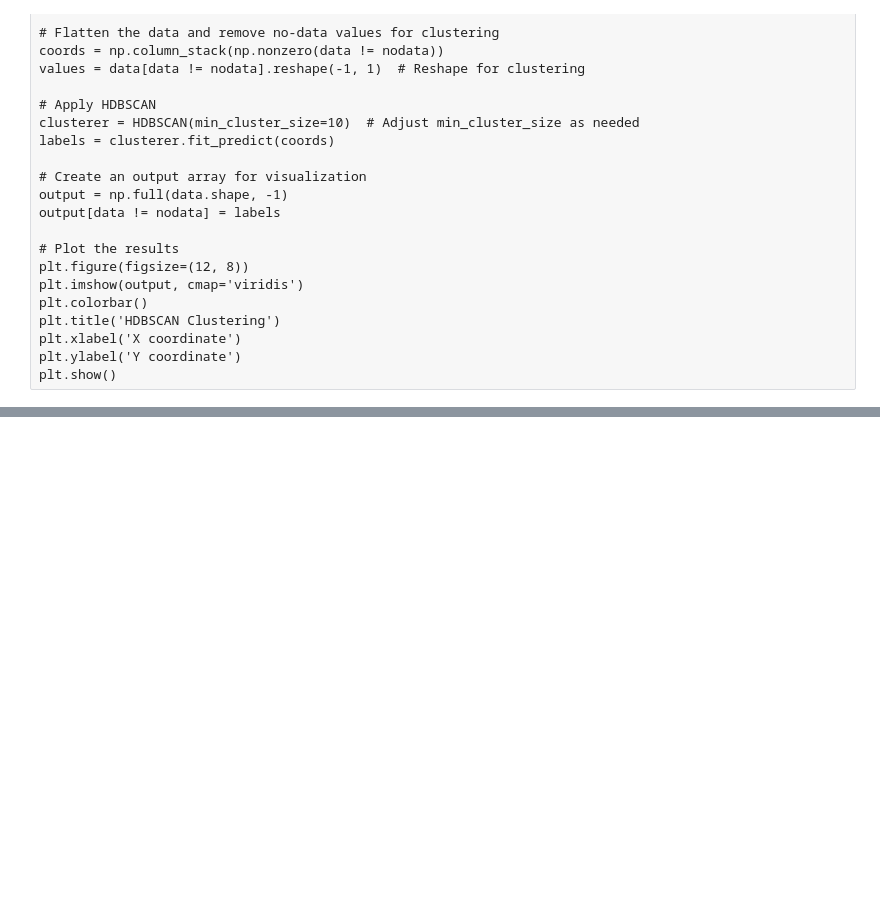
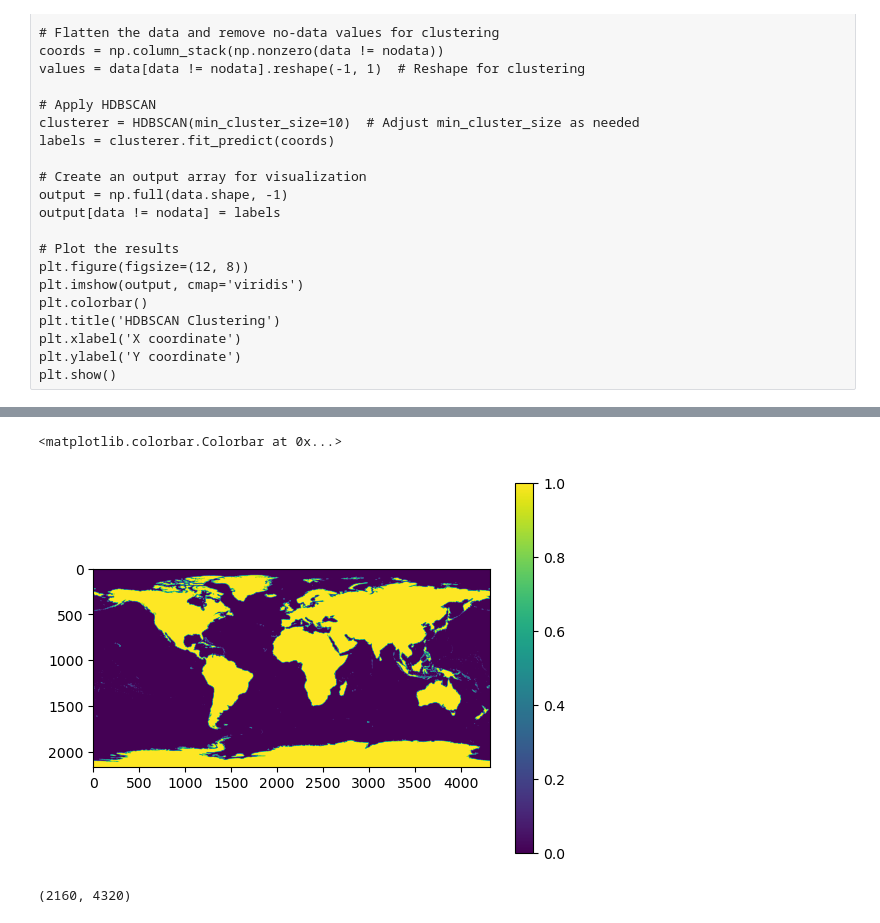
Before and after one commit to deekenyah1/final_year_worldclim, a Jupyter notebook: RASTERIO PROJECT.ipynb, the cells around one changed output, grey strips where cells are left out. Saved outputs shown, nothing was run; the diff lists cells and outputs as text; code cells hidden in the pictures; blank space fills up the shorter version.

```diff
--- a/RASTERIO PROJECT.ipynb
+++ b/RASTERIO PROJECT.ipynb
@@ -476,0 +566,18 @@ plt.show()
+# %%
+data2 = np.hstack([np.arange(data.size).reshape((-1,1)),data.reshape((-1,1))])
+# %%
+clusters = KMeans(n_clusters=2, random_state=0,n_init='auto').fit(data2)
+# %%
+res = clusters.labels_
+# %%
+res = res.reshape((n,m))
+# %%
+plt.imshow(res)
+plt.colorbar()
+# %% [output]
+<matplotlib.colorbar.Colorbar at 0x...>
+[figure, added]
+# %%
+(n,m)
+# %% [output]
+(2160, 4320)
```
Also changed, not shown: parts of 42 cells of this notebook.
